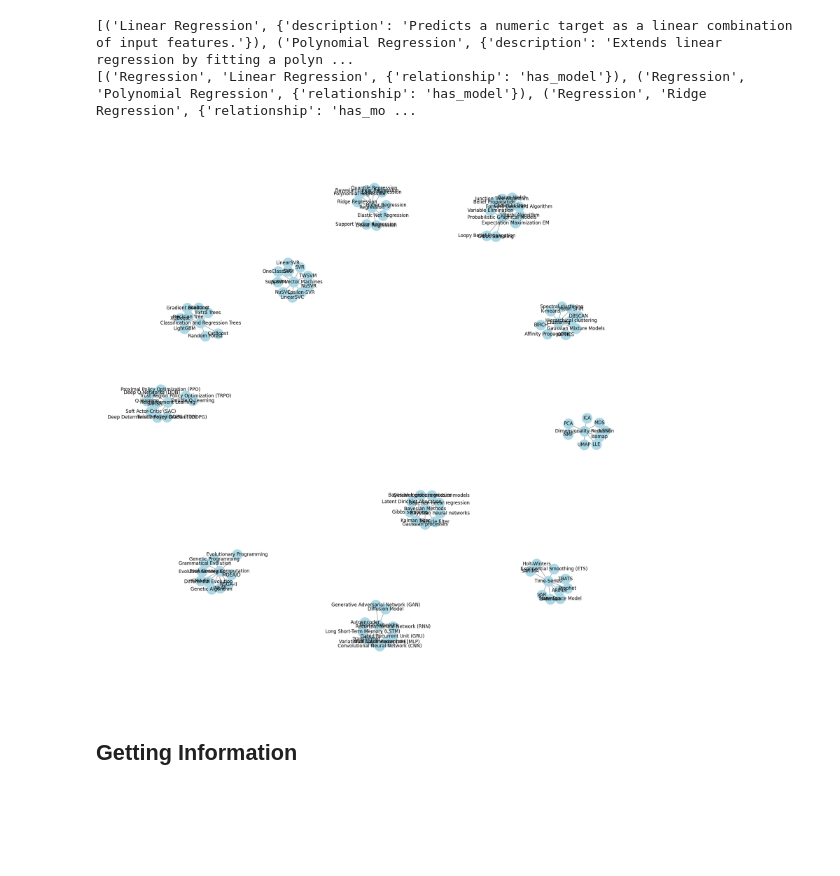
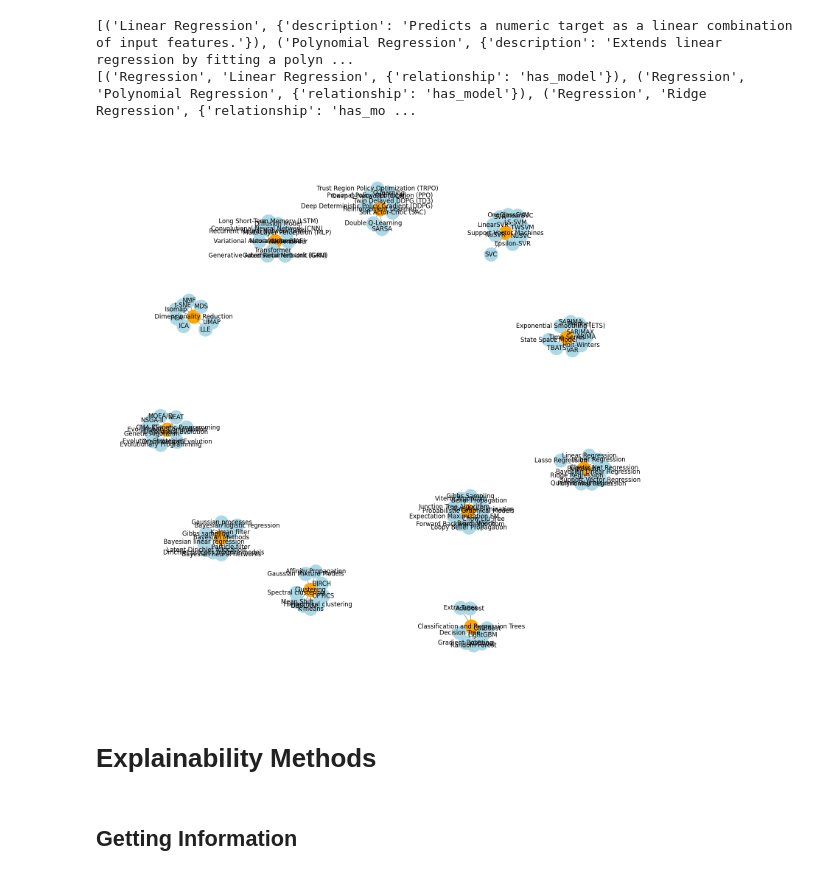
Before and after one commit to SriSanagavarapu/model-explainability, a Jupyter notebook: notebooks/networkx_trial.ipynb, the cells around one changed output. Drawn from its saved outputs; the diff is of its cells as text; code cells hidden in the pictures; blank space fills up the shorter version.

Commit message:
Added model families and algorithms

```diff
--- a/notebooks/networkx_trial.ipynb
+++ b/notebooks/networkx_trial.ipynb
@@ -126,8 +130,20 @@ graph.add_edges_from(edges)
 # %%
 import matplotlib.pyplot as plt
 
-plt.figure(figsize=(20, 20))
-nx.draw(graph, with_labels=True, node_color='lightblue', edge_color='gray', node_size=700)
+
+colors = []
+
+for node, data in graph.nodes(data=True):
+    if data.get('type') == 'AIML Model Family':
+        colors.append('orange')
+    elif data.get('type') == 'AIML Model Algorithm':
+        colors.append('lightblue')
+
+
+plt.figure(figsize=(15, 15))
+nx.draw(graph, with_labels=True, node_color=colors, edge_color='gray', node_size=700)
 plt.show()
 # %% [output]
-[figure, old version]
+[figure, new version]
+# %% [markdown]
+# Explainability Methods
```
Also changed, not shown: parts of 2 cells of this notebook.
